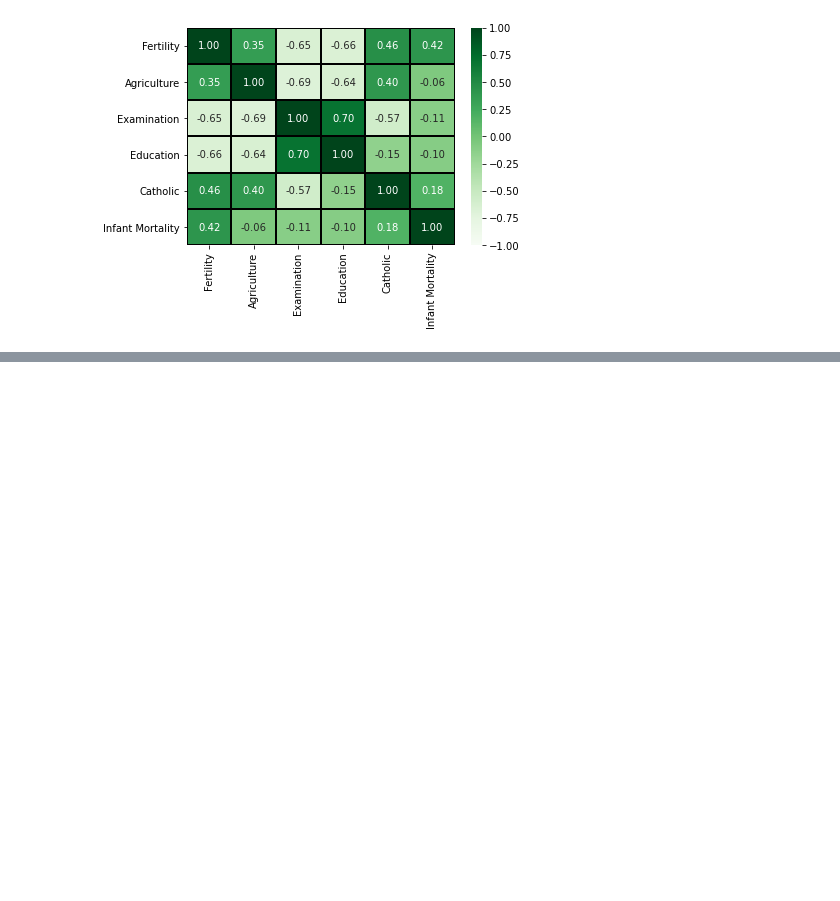
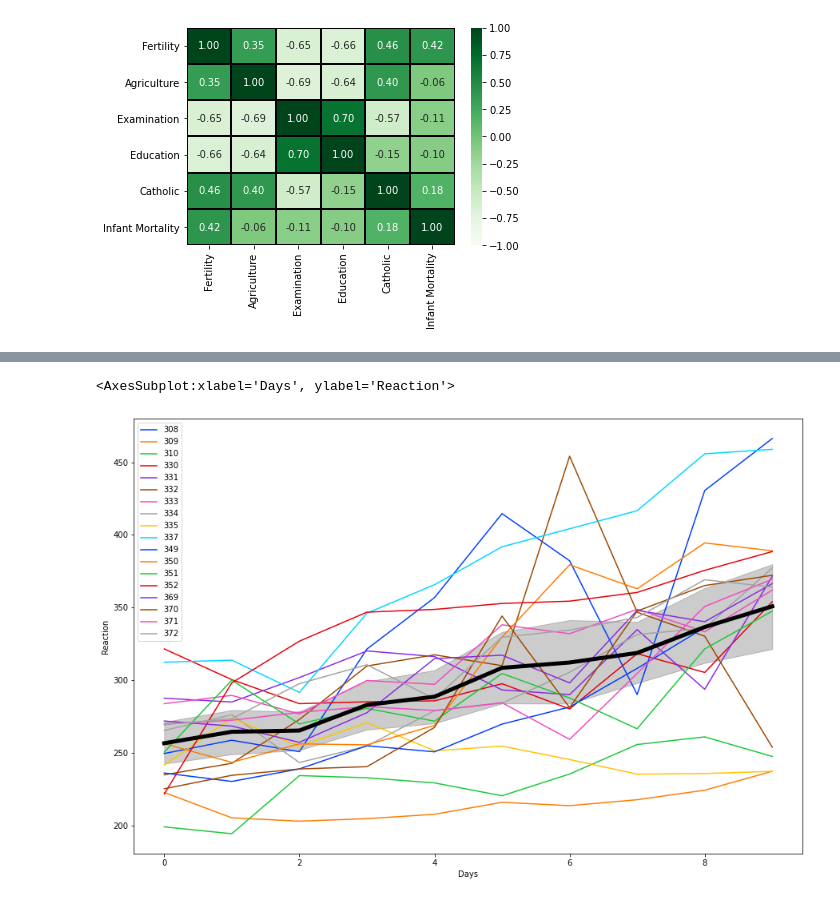
Before and after one commit to albertopuentes/numpy-pandas-visualization-exercises, a Jupyter notebook: seaborn_exercises.ipynb, the cells around one changed output, grey strips where cells are left out. Drawn from its saved outputs; the diff is of its cells as text; code cells hidden in the pictures; blank space fills up the shorter version.

Commit message:
Seaborn Exercises Completed

```diff
--- a/seaborn_exercises.ipynb
+++ b/seaborn_exercises.ipynb
@@ -189,0 +195,11 @@ sns.barplot(x="id",y="item_price",data=top_four_items)
+# %%
+# Load the sleepstudy data and read it's documentation. Use seaborn to create a line chart of all the individual subject's reaction times and a more prominant line showing the average change in reaction time.
+sleep = data('sleepstudy')
+sleep
+
+plt.figure(figsize=(15, 10))
+sns.lineplot(data=sleep, x='Days', y='Reaction', hue='Subject', palette='bright')
+sns.lineplot(data = sleep, x = 'Days', y = 'Reaction', color = 'black', estimator = 'mean', linewidth=5)
+# %% [output]
+<AxesSubplot:xlabel='Days', ylabel='Reaction'>
+[figure, added]
```
Also changed, not shown: parts of 3 cells of this notebook.
